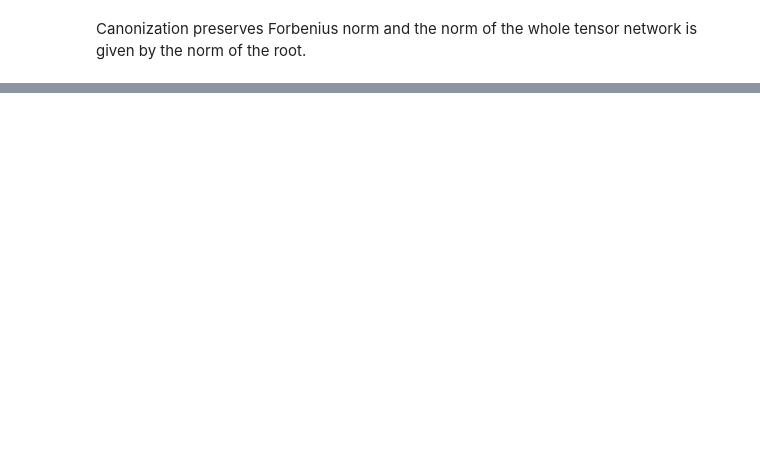
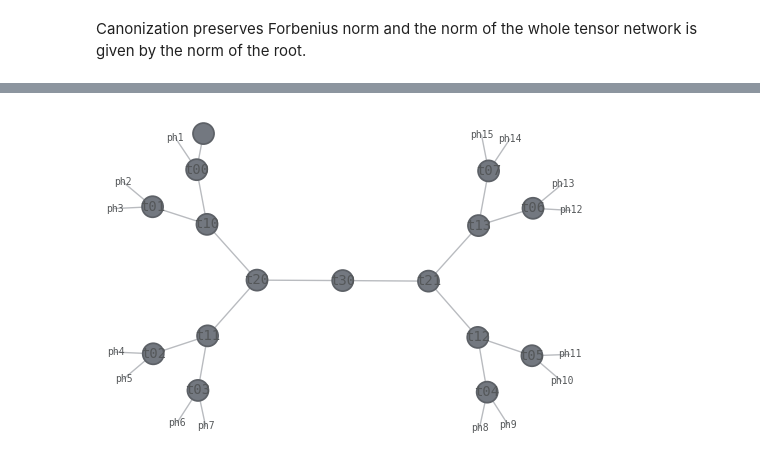
Before and after one commit to mattia-robbiano/tnbm, a Jupyter notebook: TTN.ipynb, the cells around one changed output, grey strips where cells are left out. Cells and saved outputs as stored; diff of their text form; code cells hidden in the pictures; blank space fills up the shorter version.

```diff
--- a/TTN.ipynb
+++ b/TTN.ipynb
@@ -58,0 +36,28 @@ tensor_network = qtn.TensorNetwork(tensor)
+# %%
+def build_ttn(number_physical_indexes, bond_dimension, number_layers):
+    #
+    # this function builds a tree tensor network with the specified number of physical indexes, bond dimension and number of layers
+    # the tree tensor network is composed of number_layers layers of rank-3 random tensors halving the number at each layer
+    # the function returns the tensor network, a matrix of tensors composing it and the list of lenghts of each layer
+    # root is considered a layer and the function does not check if the number of physical indexes is compatible with the number of layers
+    #
+    ttn_shape = [int(number_physical_indexes / (2 ** (i + 1))) for i in range(number_layers)]
+
+    index = [[] for _ in range(number_layers)]
+    index[0] = [f'ph{i}' for i in range(number_physical_indexes)]
+    for i in range(1, number_layers):
+        index[i] = [f'b{i-1}{j}' for j in range(ttn_shape[i-1])]
+
+    tensor = [[] for _ in range(number_layers)]
+    tensor[0] = [qtn.rand_tensor([bond_dimension] * 3, inds=[index[0][2 * i], index[0][2 * i + 1], index[1][i]], tags=f't0{i}') for i in range(ttn_shape[0])]
+    for i in range(1, number_layers - 1):
+        tensor[i] = [qtn.rand_tensor([bond_dimension] * 3, inds=[index[i][2 * j], index[i][2 * j + 1], index[i + 1][j]], tags=f't{i}{j}') for j in range(ttn_shape[i])]
+    tensor[number_layers - 1] = [qtn.rand_tensor([bond_dimension] * 2, inds=[index[number_layers - 1][2 * k], index[number_layers - 1][2 * k + 1]], tags=f't{number_layers - 1}{k}') for k in range(ttn_shape[number_layers - 1])]
+
+    return qtn.TensorNetwork(tensor), tensor, ttn_shape
+# %%
+number_physical_indexes = 16
+bond_dimension = 2
+number_layers = 4
+
+tensor_network, tensor, ttn_shape = build_ttn(number_physical_indexes, bond_dimension, number_layers)
@@ -102,0 +175,6 @@ Canonization preserves Forbenius norm and the norm of the whole tensor network i
+# %%
+v = qtn.Tensor(data=[0,1], inds=['ph0'])
+aaa = tensor_network & v
+aaa.draw()
+# %% [output]
+[figure, added]
```
Also changed, not shown: parts of 26 cells of this notebook.
